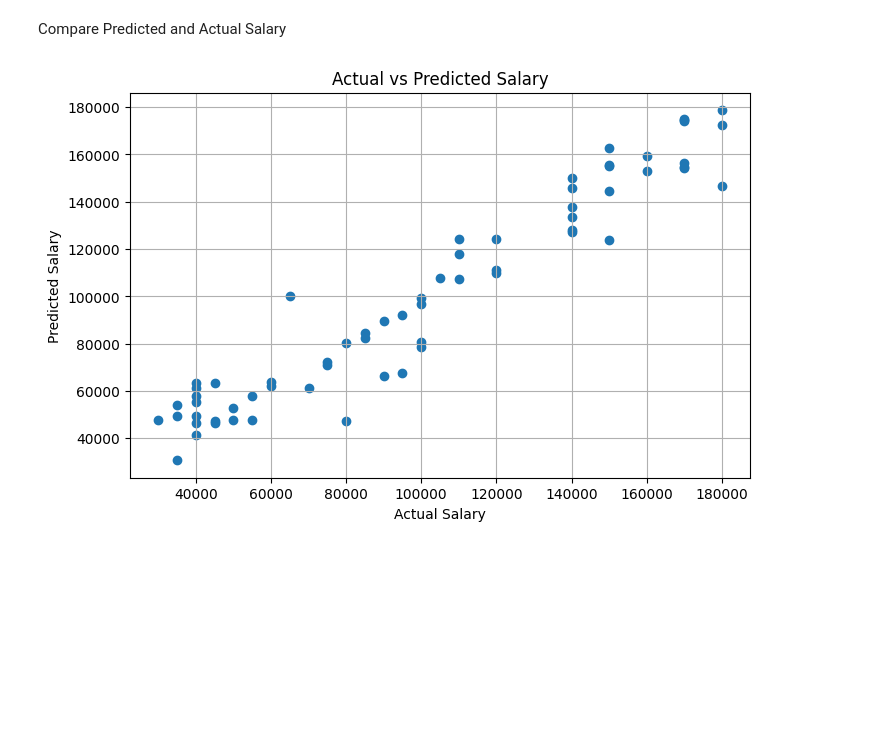
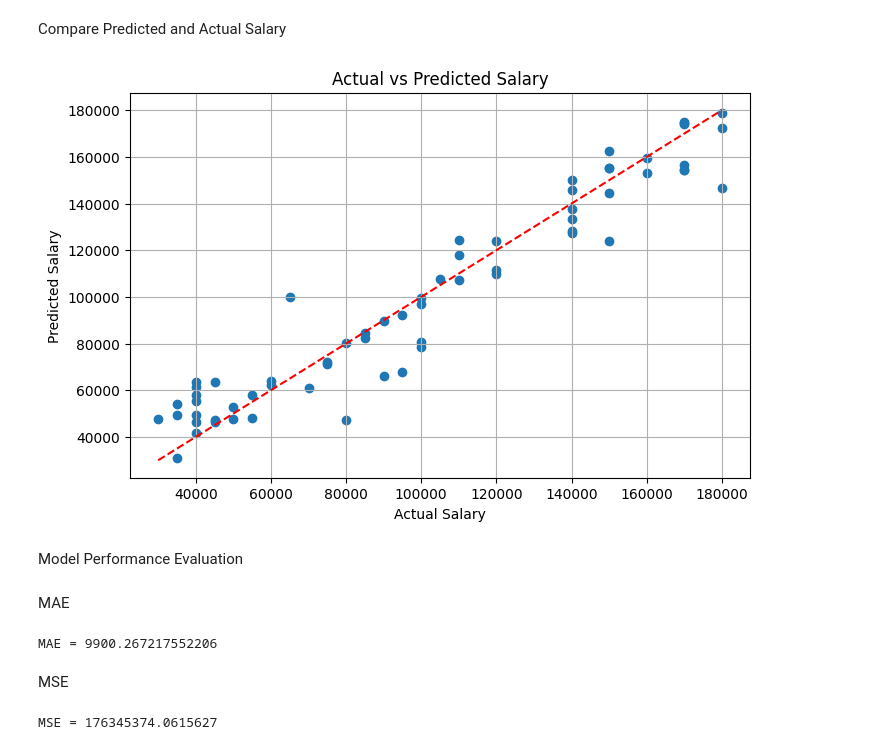
Before and after one commit to rahul-gitt/AI-ML-JOURNEY, a Jupyter notebook: scikit-learn/Salary_prediction/main.ipynb, the cells around one changed output. Cells and saved outputs as stored; diff of their text form; code cells hidden in the pictures; blank space fills up the shorter version.

Commit message:
Model performance evaluation

```diff
--- a/scikit-learn/Salary_prediction/main.ipynb
+++ b/scikit-learn/Salary_prediction/main.ipynb
@@ -323,13 +323,42 @@ Compare Predicted and Actual Salary
 # %%
 plt.figure(figsize=(8, 5))
 
 plt.scatter(y_test, y_pred)
+
+plt.plot(
+    [y_test.min(), y_test.max()],
+    [y_test.min(), y_test.max()],
+    linestyle='--',
+    color = 'red'
+)
 
 plt.xlabel("Actual Salary")
 plt.ylabel("Predicted Salary")
 plt.title("Actual vs Predicted Salary")
 plt.grid()
 
 plt.show()
 # %% [output]
-[figure, old version]
+[figure, new version]
+# %% [markdown]
+Model Performance Evaluation
+# %% [markdown]
+MAE
+# %%
+from sklearn.metrics import mean_absolute_error
+
+mae = mean_absolute_error(y_test, y_pred)
+
+print("MAE =",mae)
+# %% [output]
+MAE = 9900.267217552206
+# %% [markdown]
+MSE
+# %%
+from sklearn.metrics import mean_squared_error
+
+mse = mean_squared_error(y_test, y_pred)
+
+print("MSE =",mse)
+# %% [output]
+MSE = 176345374.0615627
```
Also changed, not shown: parts of 4 cells of this notebook.
